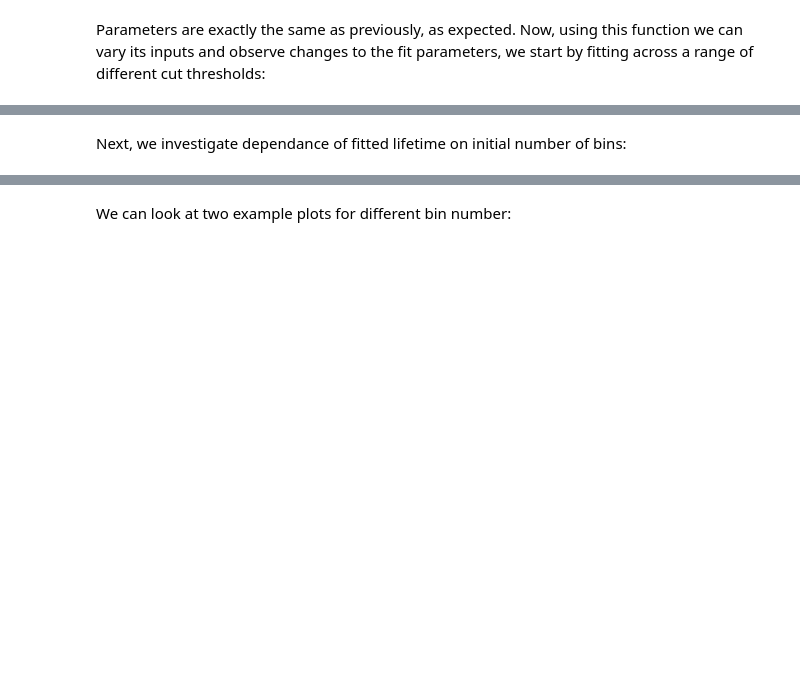
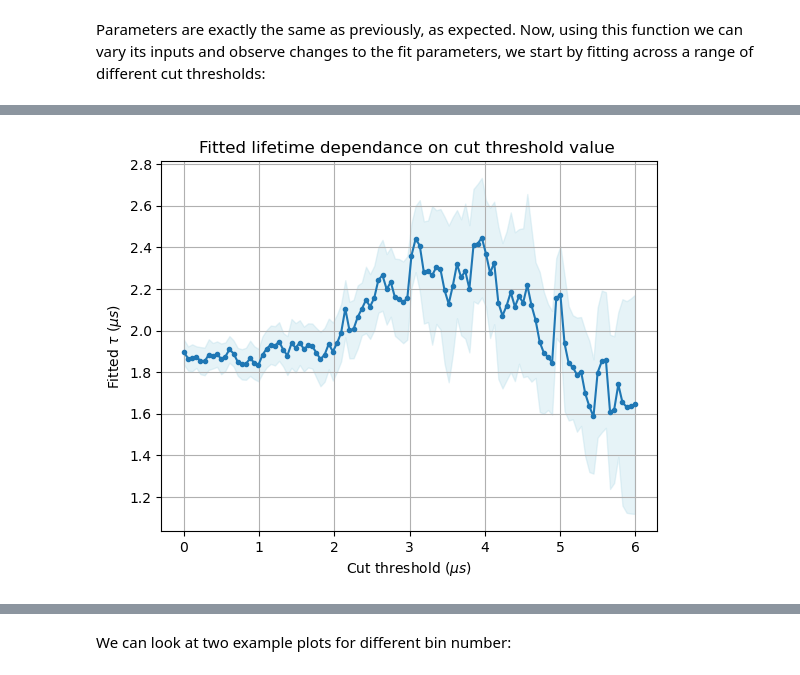
Before and after one commit to p-mucha/Muon-Lifetime-Experiment, a Jupyter notebook: Muon Data Analysis.ipynb, the cells around one changed output, grey strips where cells are left out. Drawn from its saved outputs; the diff is of its cells as text; code cells hidden in the pictures; blank space fills up the shorter version.

```diff
--- a/Muon Data Analysis.ipynb
+++ b/Muon Data Analysis.ipynb
@@ -284,6 +282,7 @@ array([  2.13770875, 543.97203283,   4.87917751])
 Parameters are exactly the same as previously, as expected. Now, using this function we can vary its inputs and observe changes to the fit parameters, we start by fitting across a range of different cut thresholds:
 # %%
 fit_values = [] # empty list that will contain fitted parameters tau
+fit_uncertainties = [] # empty list that will contain uncertainties of the fitted parameter tau
 cut = 0 # initial cut value
 
 # loop for fitting until certain cut value is reached
@@ -295,14 +294,25 @@ while cut <= 6.00001:
 
     fit_values.append(fit_newbins_cut(decaytimes, cut, binnumber_cut)[0][0]) # fit using previously defined function
 
+    fit_uncertainties.append(np.sqrt(fit_newbins_cut(decaytimes, cut, binnumber_cut)[1][0][0]))
+
+
     cut= cut+ 0.055 # cut increment
 
 # plot fit parameters vs cut value
 plt.figure()
 plt.plot(np.arange(0,6.01,0.055),fit_values,'.-')
+
+plt.fill_between(
+    np.arange(0, 6.01, 0.055),
+    np.array(fit_values) - np.array(fit_uncertainties),
+    np.array(fit_values) + np.array(fit_uncertainties),
+    color='lightblue',
+    alpha=0.3
+)
+
 plt.grid()
 plt.xlabel(r'Cut threshold $(\mu s)$')
 plt.ylabel(r'Fitted $\tau$ $(\mu s)$')
 plt.title(r'Fitted lifetime dependance on cut threshold value ')
-plt.savefig('fit_cut_1.png')
 # %% [output]
@@ -311,4 +319,3 @@ plt.savefig('fit_cut_1.png')
+[figure, added]
-# %% [markdown]
-Next, we investigate dependance of fitted lifetime on initial number of bins:
 # %%
 fit_values_2 = [] # empty list that will contain fitted lifetimes
```
Also changed, not shown: parts of 10 cells of this notebook.
